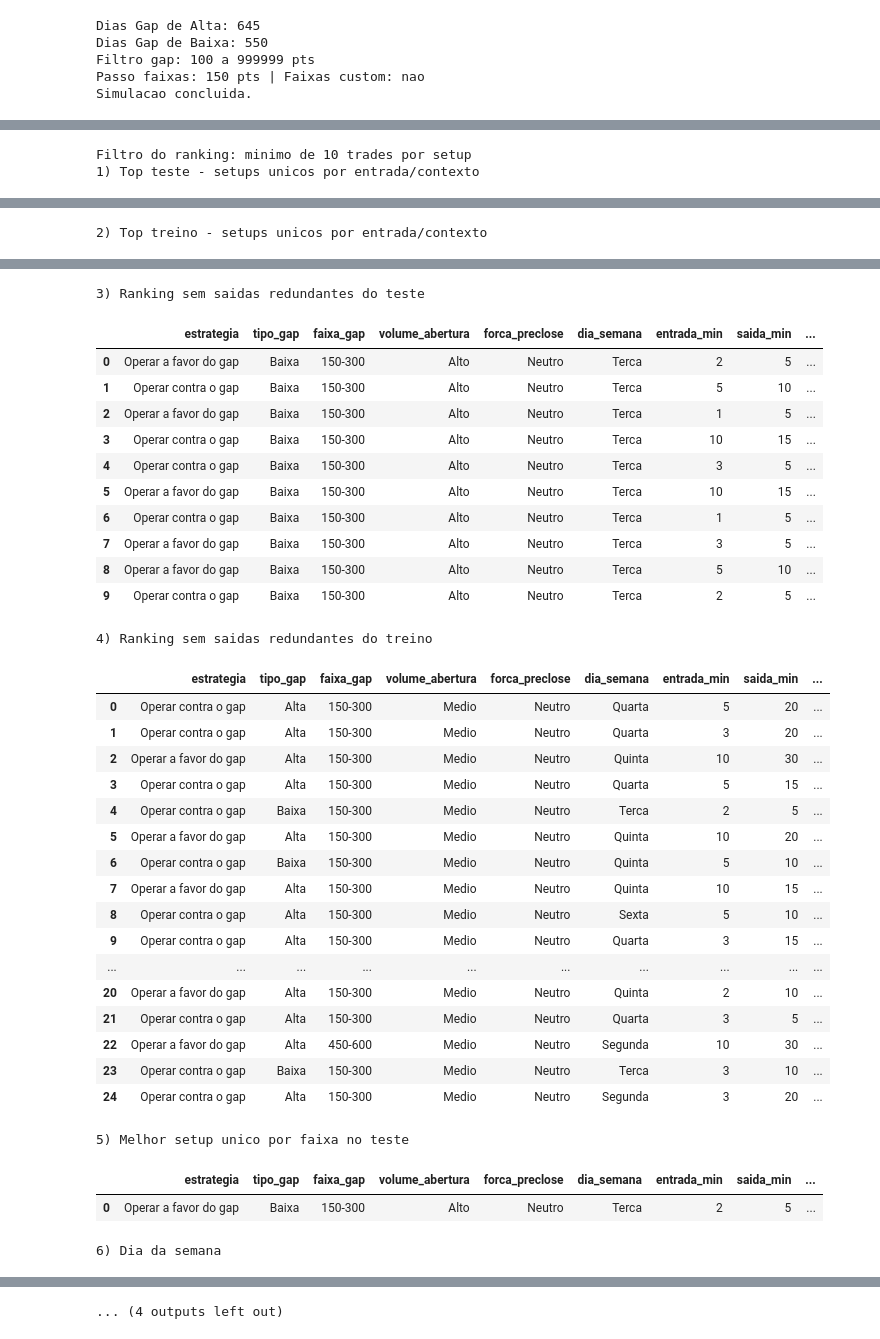
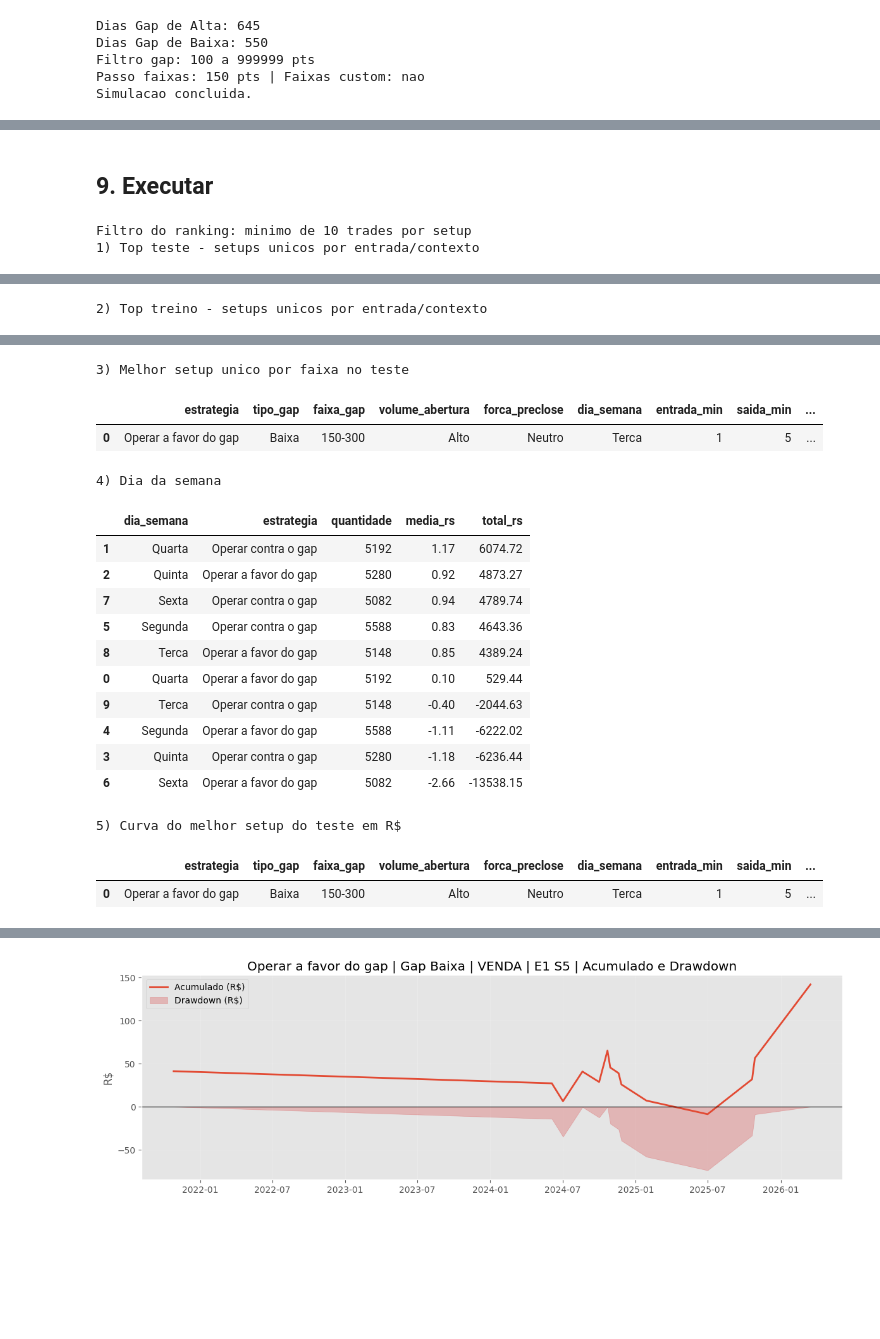
Before and after one commit to rodrigoalves022/Topicos, a Jupyter notebook: analise_gap_win.ipynb, the cells around one changed output, grey strips where cells are left out. Cells and saved outputs as stored; diff of their text form; code cells hidden in the pictures; blank space fills up the shorter version.

```diff
--- a/analise_gap_win.ipynb
+++ b/analise_gap_win.ipynb
@@ -1132,7 +1132,7 @@ def resumir_simulacao(trades_df, n_contratos=1):
 
     melhor_por_faixa = (
         resumo_cenario
-        .sort_values(['tipo_gap', 'faixa_gap', 'Quantidade Trades', 'Resultado Total (pts)', 'Acerto (%)'],
+        .sort_values(['tipo_gap', 'faixa_gap', 'Resultado Total (R$)', 'Quantidade Trades', 'Acerto (%)'],
                      ascending=[True, True, False, False, False])
         .groupby(['tipo_gap', 'faixa_gap'], as_index=False)
         .head(1)
@@ -1295,7 +1297,7 @@ def plot_acumulado_drawdown_moeda(diario, titulo):
 # PARAMETROS E EXECUCAO DO SIMULADOR
 # =====================================
 
-ENTRADAS = [1, 2, 3, 5, 10]
+ENTRADAS = [3, 5, 8, 10, 15]
 SAIDAS = [5, 10, 15, 20, 30]
 CUSTO_POR_TRADE_PTS = 0.0
 GAP_MINIMO_PTS = 100
@@ -1732,7 +1696,7 @@ def resumir_v3(trades):
         perdas_total_rs=('resultado_rs',lambda s:abs(s[s<0].sum())),
         stop_medio_pts=('stop_pts','mean'),
         alvo_medio_pts=('alvo_pts','mean'),
-        alvo_pct=('motivo_saida',lambda s:(s=='Alvo').mean()*100),
+        saida_alvo_pct=('motivo_saida',lambda s:(s=='Alvo').mean()*100),
         stop_pct=('motivo_saida',lambda s:(s=='Stop').mean()*100),
         tempo_pct=('motivo_saida',lambda s:(s=='Tempo').mean()*100),
         ganho_medio_pts=('resultado_pts',lambda s:s[s>0].mean() if (s>0).any() else 0),
@@ -1749,7 +1713,7 @@ COLUNAS_VISUAIS_V3 = [
     'quantidade', 'acerto_pct',
     'total_rs', 'media_rs', 'ganhos_total_rs', 'perdas_total_rs',
     'total_pts', 'media_pts',
-    'alvo_medio_pts', 'stop_medio_pts', 'alvo_pct', 'stop_pct', 'tempo_pct',
+    'alvo_medio_pts', 'stop_medio_pts', 'saida_alvo_pct', 'stop_pct', 'tempo_pct',
     'payoff', 'fator_lucro',
     'ganho_medio_pts', 'perda_media_pts',
 ]
@@ -1783,7 +1747,7 @@ def remover_saidas_redundantes_v3(df):
     chaves_resultado = [
         c for c in [
             'quantidade', 'acerto_pct', 'media_pts', 'total_pts', 'media_rs', 'total_rs',
-            'ganhos_total_rs', 'perdas_total_rs', 'alvo_pct', 'stop_pct', 'tempo_pct',
+            'ganhos_total_rs', 'perdas_total_rs', 'saida_alvo_pct', 'stop_pct', 'tempo_pct',
             'payoff', 'fator_lucro', 'ganho_medio_pts', 'perda_media_pts',
         ]
         if c in df.columns
@@ -1903,6 +1867,8 @@ def plot_linha_pontos_trade(trades, titulo='Linha continua de pontos por trade')
     ax.axhline(0,color='black',lw=0.8)
     ax.set_title(titulo); ax.legend(); ax.grid(alpha=0.2)
     plt.tight_layout(); plt.show()
+# %% [markdown]
+## 9. Executar
 # %%
 # PARAMETROS - alterar aqui
 PASSO_FAIXA_GAP = 150
@@ -1910,7 +1876,7 @@ GAP_MINIMO = 100
 ENTRADAS = [1,2,3,5,10]
 SAIDAS = [5,10,15,20,30]
 STOP_K_STD = 1.0
-ALVO_K_STD = 1.5
+ALVO_K_STD = 2
 CUSTO_PTS = 0
 TRAIN_FRAC = 0.7
 MIN_TRADES_RANKING = 10
@@ -1938,8 +1904,6 @@ resumo_test = resumir_v3(trades_v3[trades_v3['session_date'].isin(test_days)])
 resumo_train_rank = resumo_train[resumo_train['quantidade'] >= MIN_TRADES_RANKING].copy()
 resumo_test_rank = resumo_test[resumo_test['quantidade'] >= MIN_TRADES_RANKING].copy()
 
-resumo_train_visual = tabela_visual_v3(resumo_train_rank)
-resumo_test_visual = tabela_visual_v3(resumo_test_rank)
 resumo_train_unico = tabela_visual_v3(resumo_train_rank, compactar=True)
 resumo_test_unico = tabela_visual_v3(resumo_test_rank, compactar=True)
 
@@ -1950,12 +1914,6 @@ display(resumo_test_unico.head(20))
 print('2) Top treino - setups unicos por entrada/contexto')
 display(resumo_train_unico.head(20))
 
-print('3) Ranking sem saidas redundantes do teste')
-display(resumo_test_visual.head(25))
-
-print('4) Ranking sem saidas redundantes do treino')
-display(resumo_train_visual.head(25))
-
 # melhores por faixa (alta/baixa) no teste, usando setups unicos e minimo de amostra
 melhor_faixa_teste = (
     compactar_setup_v3(resumo_test_rank)
@@ -1965,7 +1923,7 @@ melhor_faixa_teste = (
     .reset_index(drop=True)
 )
 melhor_faixa_teste_visual = formatar_tabela_apresentacao_v3(melhor_faixa_teste)
-print('5) Melhor setup unico por faixa no teste')
+print('3) Melhor setup unico por faixa no teste')
 display(melhor_faixa_teste_visual)
 
 # dia da semana
@@ -1976,7 +1934,7 @@ dia_semana_rank = (
     .sort_values(['total_rs', 'quantidade'], ascending=[False, False])
 )
 dia_semana_rank[['media_rs','total_rs']] = dia_semana_rank[['media_rs','total_rs']].round(2)
-print('6) Dia da semana')
+print('4) Dia da semana')
 display(dia_semana_rank)
 
 # curva correta: um setup selecionado, nao todos os trades simulados juntos
@@ -1998,7 +1956,7 @@ if not setup_plot.empty:
         'max_drawdown_rs': round(serie_setup_v3['drawdown_rs'].min(), 2) if not serie_setup_v3.empty else 0,
         'dias_operados': int((serie_setup_v3['trades_dia'] > 0).sum()) if not serie_setup_v3.empty else 0,
     }])
-    print('7) Curva do melhor setup do teste em R$')
+    print('5) Curva do melhor setup do teste em R$')
     display(resumo_setup_v3)
     titulo = f"{setup_plot['estrategia']} | Gap {setup_plot['tipo_gap']} | {setup_plot['lado'].upper()} | E{int(setup_plot['entrada_min'])} S{int(setup_plot['saida_min'])} | Acumulado e Drawdown"
     plot_acumulado_setup_v3(serie_setup_v3, titulo)
@@ -2042,34 +2000,18 @@ Filtro do ranking: minimo de 10 trades por setup
-3) Ranking sem saidas redundantes do teste
+3) Melhor setup unico por faixa no teste
 |  | estrategia | tipo_gap | faixa_gap | volume_abertura | forca_preclose | dia_semana | entrada_min | saida_min | ... |
-| 0 | Operar a favor do gap | Baixa | 150-300 | Alto | Neutro | Terca | 2 | 5 | ... |
-| 1 | Operar contra o gap | Baixa | 150-300 | Alto | Neutro | Terca | 5 | 10 | ... |
-| 2 | Operar a favor do gap | Baixa | 150-300 | Alto | Neutro | Terca | 1 | 5 | ... |
-| 3 | Operar contra o gap | Baixa | 150-300 | Alto | Neutro | Terca | 10 | 15 | ... |
-| 4 | Operar contra o gap | Baixa | 150-300 | Alto | Neutro | Terca | 3 | 5 | ... |
-| 5 | Operar a favor do gap | Baixa | 150-300 | Alto | Neutro | Terca | 10 | 15 | ... |
-| 6 | Operar contra o gap | Baixa | 150-300 | Alto | Neutro | Terca | 1 | 5 | ... |
-| 7 | Operar a favor do gap | Baixa | 150-300 | Alto | Neutro | Terca | 3 | 5 | ... |
-| 8 | Operar a favor do gap | Baixa | 150-300 | Alto | Neutro | Terca | 5 | 10 | ... |
-| 9 | Operar contra o gap | Baixa | 150-300 | Alto | Neutro | Terca | 2 | 5 | ... |
+| 0 | Operar a favor do gap | Baixa | 150-300 | Alto | Neutro | Terca | 1 | 5 | ... |
-4) Ranking sem saidas redundantes do treino
+4) Dia da semana
-|  | estrategia | tipo_gap | faixa_gap | volume_abertura | forca_preclose | dia_semana | entrada_min | saida_min | ... |
-| 0 | Operar contra o gap | Alta | 150-300 | Medio | Neutro | Quarta | 5 | 20 | ... |
-| 1 | Operar contra o gap | Alta | 150-300 | Medio | Neutro | Quarta | 3 | 20 | ... |
-| 2 | Operar a favor do gap | Alta | 150-300 | Medio | Neutro | Quinta | 10 | 30 | ... |
-| 3 | Operar contra o gap | Alta | 150-300 | Medio | Neutro | Quarta | 5 | 15 | ... |
-| 4 | Operar contra o gap | Baixa | 150-300 | Medio | Neutro | Terca | 2 | 5 | ... |
-| 5 | Operar a favor do gap | Alta | 150-300 | Medio | Neutro | Quinta | 10 | 20 | ... |
-| 6 | Operar contra o gap | Baixa | 150-300 | Medio | Neutro | Quinta | 5 | 10 | ... |
-| 7 | Operar a favor do gap | Alta | 150-300 | Medio | Neutro | Quinta | 10 | 15 | ... |
-| 8 | Operar contra o gap | Alta | 150-300 | Medio | Neutro | Sexta | 5 | 10 | ... |
-| 9 | Operar contra o gap | Alta | 150-300 | Medio | Neutro | Quarta | 3 | 15 | ... |
-| ... | ... | ... | ... | ... | ... | ... | ... | ... | ... |
-| 20 | Operar a favor do gap | Alta | 150-300 | Medio | Neutro | Quinta | 2 | 10 | ... |
-| 21 | Operar contra o gap | Alta | 150-300 | Medio | Neutro | Quarta | 3 | 5 | ... |
-| 22 | Operar a favor do gap | Alta | 450-600 | Medio | Neutro | Segunda | 10 | 30 | ... |
-| 23 | Operar contra o gap | Baixa | 150-300 | Medio | Neutro | Terca | 3 | 10 | ... |
-| 24 | Operar contra o gap | Alta | 150-300 | Medio | Neutro | Segunda | 3 | 20 | ... |
+|  | dia_semana | estrategia | quantidade | media_rs | total_rs |
+| 1 | Quarta | Operar contra o gap | 5192 | 1.17 | 6074.72 |
+| 2 | Quinta | Operar a favor do gap | 5280 | 0.92 | 4873.27 |
+| 7 | Sexta | Operar contra o gap | 5082 | 0.94 | 4789.74 |
+| 5 | Segunda | Operar contra o gap | 5588 | 0.83 | 4643.36 |
+| 8 | Terca | Operar a favor do gap | 5148 | 0.85 | 4389.24 |
+| 0 | Quarta | Operar a favor do gap | 5192 | 0.10 | 529.44 |
+| 9 | Terca | Operar contra o gap | 5148 | -0.40 | -2044.63 |
+| 4 | Segunda | Operar a favor do gap | 5588 | -1.11 | -6222.02 |
+| 3 | Quinta | Operar contra o gap | 5280 | -1.18 | -6236.44 |
+| 6 | Sexta | Operar a favor do gap | 5082 | -2.66 | -13538.15 |
-5) Melhor setup unico por faixa no teste
+5) Curva do melhor setup do teste em R$
 |  | estrategia | tipo_gap | faixa_gap | volume_abertura | forca_preclose | dia_semana | entrada_min | saida_min | ... |
-| 0 | Operar a favor do gap | Baixa | 150-300 | Alto | Neutro | Terca | 2 | 5 | ... |
+| 0 | Operar a favor do gap | Baixa | 150-300 | Alto | Neutro | Terca | 1 | 5 | ... |
-6) Dia da semana
@@ -2087 +2018 @@ Filtro do ranking: minimo de 10 trades por setup
-... (4 outputs left out)
+[figure, added]
```
Also changed, not shown: parts of 4 cells of this notebook.
